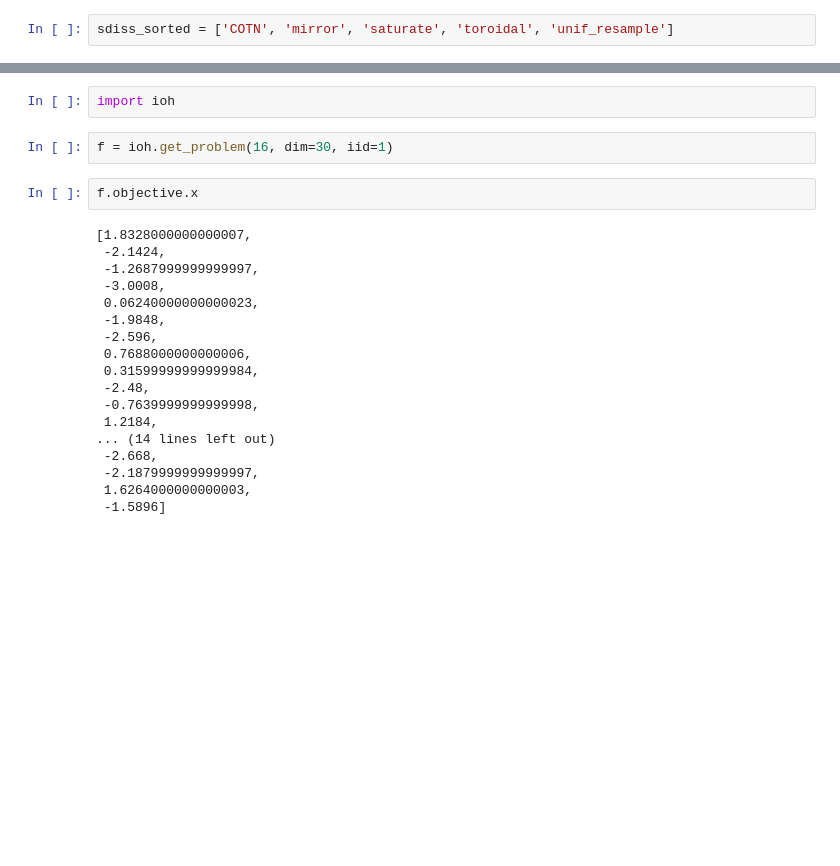
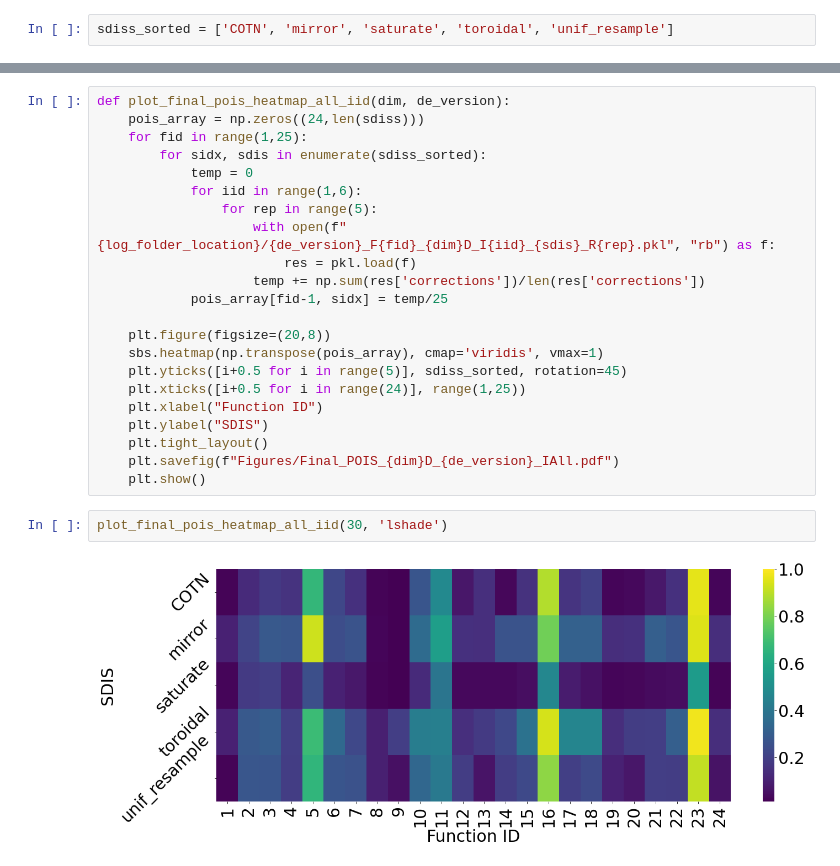
Before and after one commit to Dvermetten/DE_TIOBR, a Jupyter notebook: Visualize_POIS.ipynb, the cells around one changed output, grey strips where cells are left out. Cells and saved outputs as stored; diff of their text form; blank space fills up the shorter version.

Commit message:
Update to match current paper version

```diff
--- a/Visualize_POIS.ipynb
+++ b/Visualize_POIS.ipynb
@@ -156,24 +156,26 @@ plot_final_pois_heatmap(30, 'lshade', 1)
-# %%
-import ioh
-# %%
-f = ioh.get_problem(16, dim=30, iid=1)
-# %%
-f.objective.x
-# %% [output]
-[1.8328000000000007,
- -2.1424,
- -1.2687999999999997,
- -3.0008,
- 0.06240000000000023,
- -1.9848,
- -2.596,
- 0.7688000000000006,
- 0.31599999999999984,
- -2.48,
- -0.7639999999999998,
- 1.2184,
-... (14 lines left out)
- -2.668,
- -2.1879999999999997,
- 1.6264000000000003,
- -1.5896]
+# %%
+def plot_final_pois_heatmap_all_iid(dim, de_version):
+    pois_array = np.zeros((24,len(sdiss)))
+    for fid in range(1,25):
+        for sidx, sdis in enumerate(sdiss_sorted):
+            temp = 0
+            for iid in range(1,6):
+                for rep in range(5):
+                    with open(f"{log_folder_location}/{de_version}_F{fid}_{dim}D_I{iid}_{sdis}_R{rep}.pkl", "rb") as f:
+                        res = pkl.load(f)
+                    temp += np.sum(res['corrections'])/len(res['corrections'])
+            pois_array[fid-1, sidx] = temp/25
+
+    plt.figure(figsize=(20,8))
+    sbs.heatmap(np.transpose(pois_array), cmap='viridis', vmax=1)
+    plt.yticks([i+0.5 for i in range(5)], sdiss_sorted, rotation=45)
+    plt.xticks([i+0.5 for i in range(24)], range(1,25))
+    plt.xlabel("Function ID")
+    plt.ylabel("SDIS")
+    plt.tight_layout()
+    plt.savefig(f"Figures/Final_POIS_{dim}D_{de_version}_IAll.pdf")
+    plt.show()
+# %%
+plot_final_pois_heatmap_all_iid(30, 'lshade')
+# %% [output]
+[figure, added]
```
Also changed, not shown: parts of 3 cells of this notebook, 1 other file.
